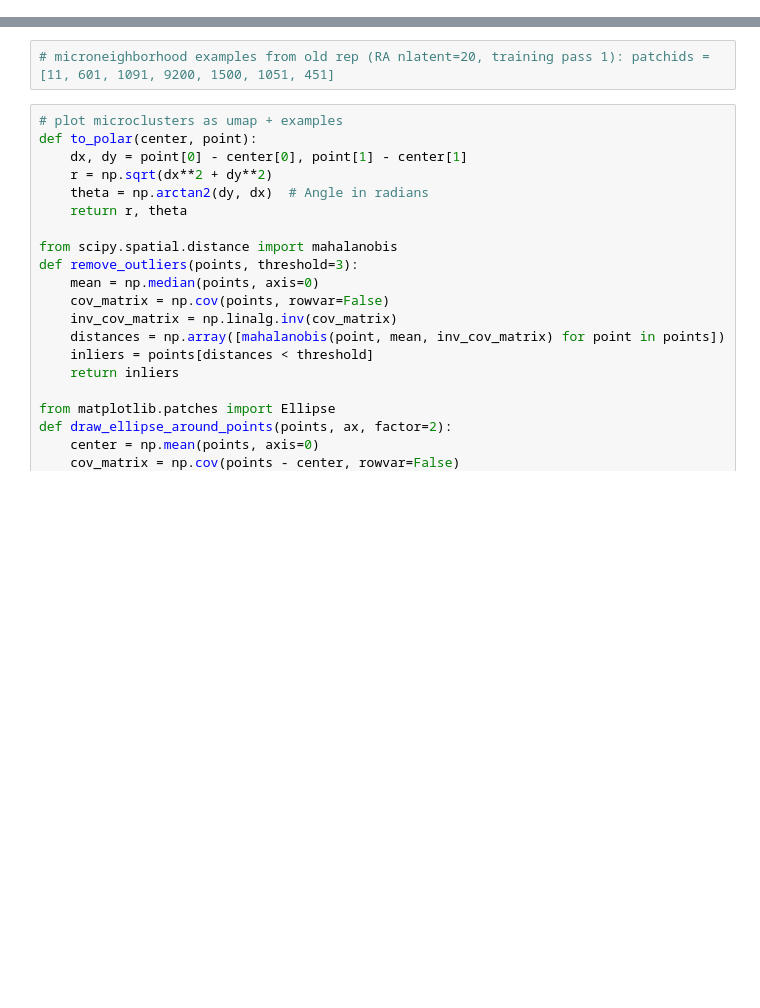
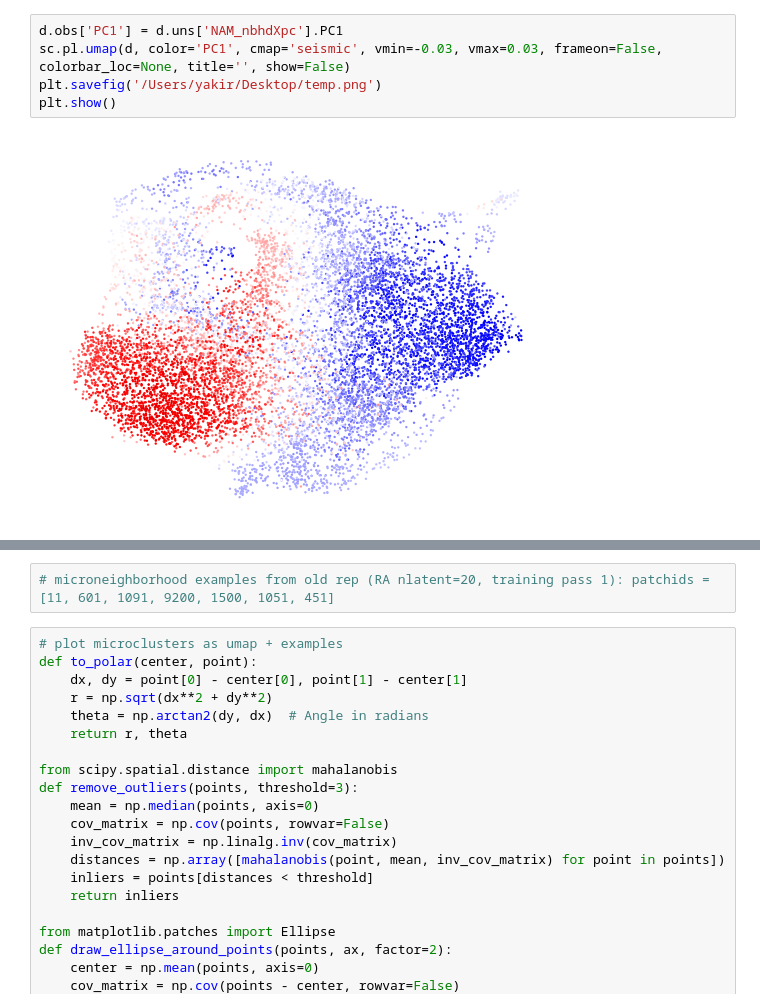
Before and after one commit to yakirr/vimapaper, a Jupyter notebook: RA/RA.4.scratch.ipynb, the cells around one changed output, grey strips where cells are left out. Saved outputs shown, nothing was run; the diff lists cells and outputs as text; blank space fills up the shorter version.

```diff
--- a/RA/RA.4.scratch.ipynb
+++ b/RA/RA.4.scratch.ipynb
@@ -0,0 +24,7 @@
+# %%
+d.obs['PC1'] = d.uns['NAM_nbhdXpc'].PC1
+sc.pl.umap(d, color='PC1', cmap='seismic', vmin=-0.03, vmax=0.03, frameon=False, colorbar_loc=None, title='', show=False)
+plt.savefig('/Users/yakir/Desktop/temp.png')
+plt.show()
+# %% [output]
+[figure, added]
```
Also changed, not shown: parts of 11 cells of this notebook, 10 other files.
